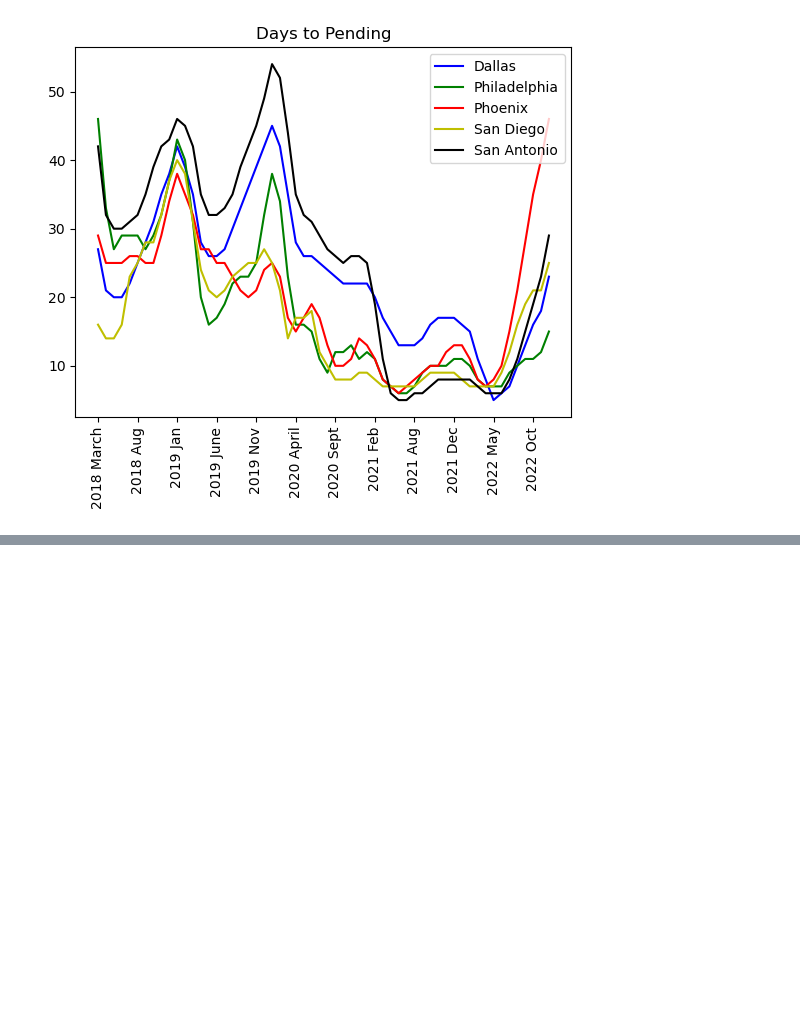
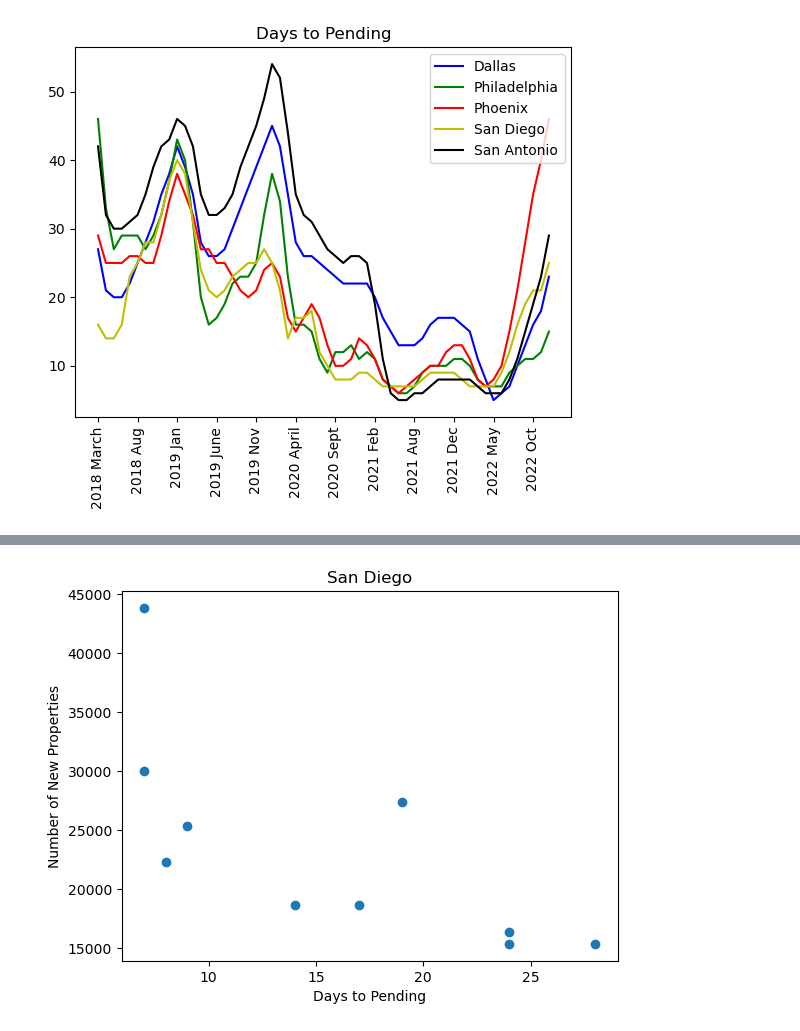
Before and after one commit to JoseMelvin-Calleja/Group-4-Project-1, a Jupyter notebook: Combined Notebook.ipynb, the cells around one changed output, grey strips where cells are left out. Saved outputs shown, nothing was run; the diff lists cells and outputs as text; code cells hidden in the pictures; blank space fills up the shorter version.

```diff
--- a/Combined Notebook.ipynb
+++ b/Combined Notebook.ipynb
@@ -1079,0 +1238,9 @@ plt.legend()
+# %%
+plt.scatter(df_merged.iloc[3,0:10],df_merged.iloc[3,10:20])
+plt.xlabel('Days to Pending')
+plt.ylabel('Number of New Properties')
+plt.title('San Diego')
+# Show plot
+plt.show()
+# %% [output]
+[figure, added]
```
Also changed, not shown: parts of 12 cells of this notebook, 1 other file.
